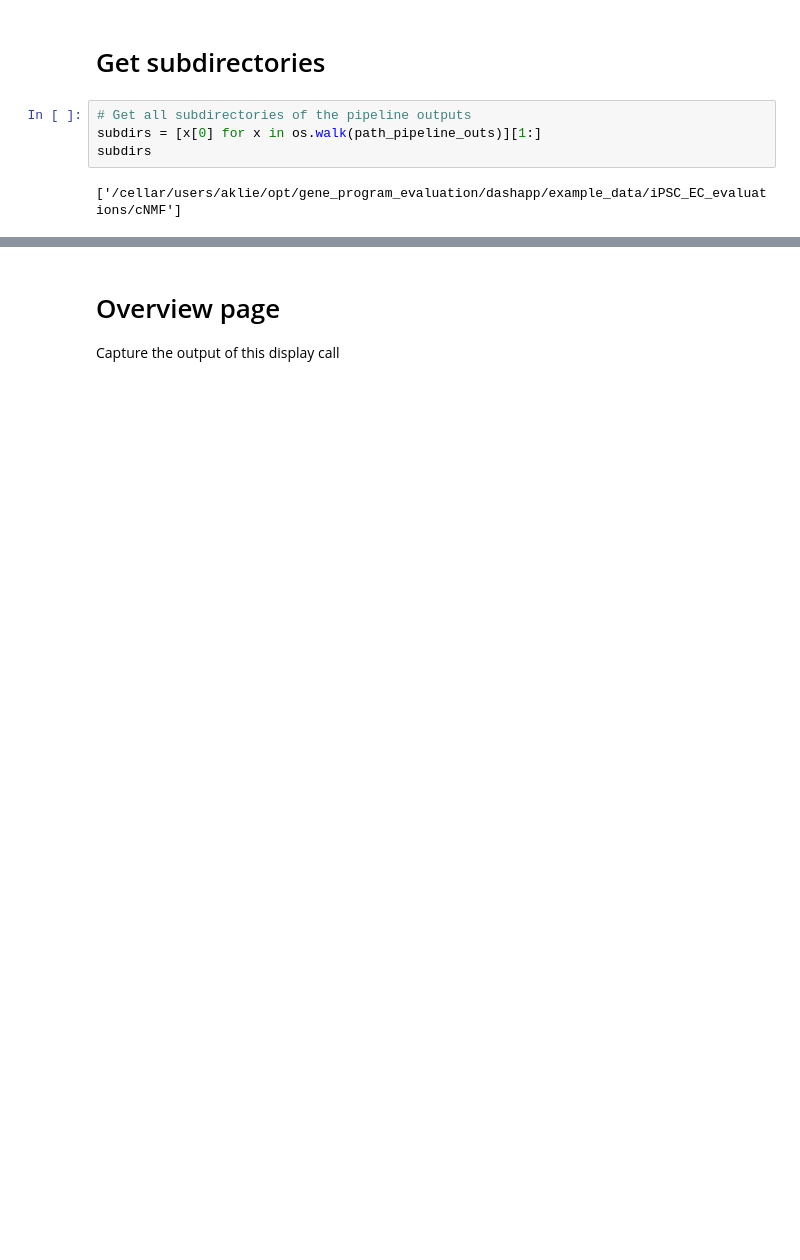
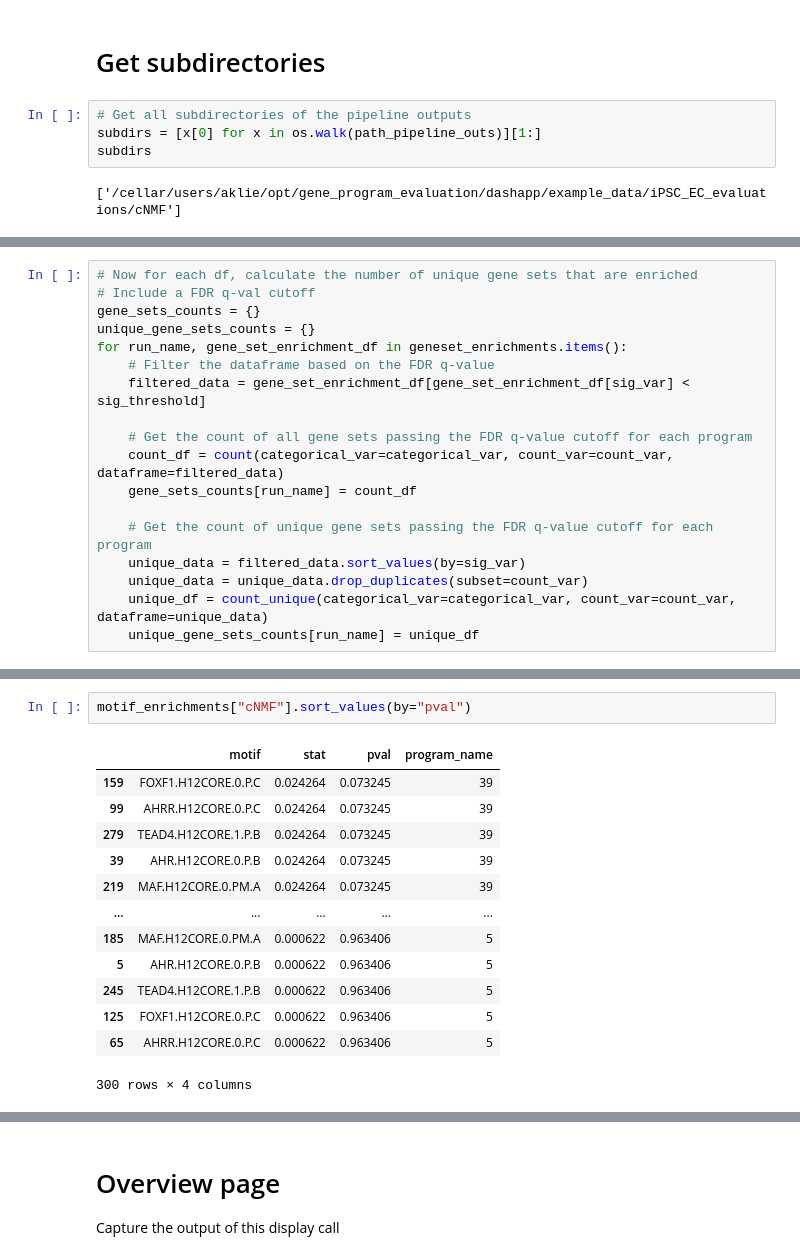
Before and after one commit to EngreitzLab/gene_network_evaluation, a Jupyter notebook: dashapp/parse_eval_pipeline_outs.ipynb, the cells around one changed output, grey strips where cells are left out. Drawn from its saved outputs; the diff is of its cells as text; blank space fills up the shorter version.

```diff
--- a/dashapp/parse_eval_pipeline_outs.ipynb
+++ b/dashapp/parse_eval_pipeline_outs.ipynb
@@ -66,0 +207,18 @@ subdirs
+# %%
+# Now for each df, calculate the number of unique gene sets that are enriched
+# Include a FDR q-val cutoff
+gene_sets_counts = {}
+unique_gene_sets_counts = {}
+for run_name, gene_set_enrichment_df in geneset_enrichments.items():
+    # Filter the dataframe based on the FDR q-value
+    filtered_data = gene_set_enrichment_df[gene_set_enrichment_df[sig_var] < sig_threshold]
+
+    # Get the count of all gene sets passing the FDR q-value cutoff for each program
+    count_df = count(categorical_var=categorical_var, count_var=count_var, dataframe=filtered_data)
+    gene_sets_counts[run_name] = count_df
+
+    # Get the count of unique gene sets passing the FDR q-value cutoff for each program
+    unique_data = filtered_data.sort_values(by=sig_var)
+    unique_data = unique_data.drop_duplicates(subset=count_var)
+    unique_df = count_unique(categorical_var=categorical_var, count_var=count_var, dataframe=unique_data)
+    unique_gene_sets_counts[run_name] = unique_df
@@ -66,0 +260,16 @@ subdirs
+# %%
+motif_enrichments["cNMF"].sort_values(by="pval")
+# %% [output]
+|  | motif | stat | pval | program_name |
+| 159 | FOXF1.H12CORE.0.P.C | 0.024264 | 0.073245 | 39 |
+| 99 | AHRR.H12CORE.0.P.C | 0.024264 | 0.073245 | 39 |
+| 279 | TEAD4.H12CORE.1.P.B | 0.024264 | 0.073245 | 39 |
+| 39 | AHR.H12CORE.0.P.B | 0.024264 | 0.073245 | 39 |
+| 219 | MAF.H12CORE.0.PM.A | 0.024264 | 0.073245 | 39 |
+| ... | ... | ... | ... | ... |
+| 185 | MAF.H12CORE.0.PM.A | 0.000622 | 0.963406 | 5 |
+| 5 | AHR.H12CORE.0.P.B | 0.000622 | 0.963406 | 5 |
+| 245 | TEAD4.H12CORE.1.P.B | 0.000622 | 0.963406 | 5 |
+| 125 | FOXF1.H12CORE.0.P.C | 0.000622 | 0.963406 | 5 |
+| 65 | AHRR.H12CORE.0.P.C | 0.000622 | 0.963406 | 5 |
+300 rows × 4 columns
```
Also changed, not shown: parts of 52 cells of this notebook, 1 other file.
